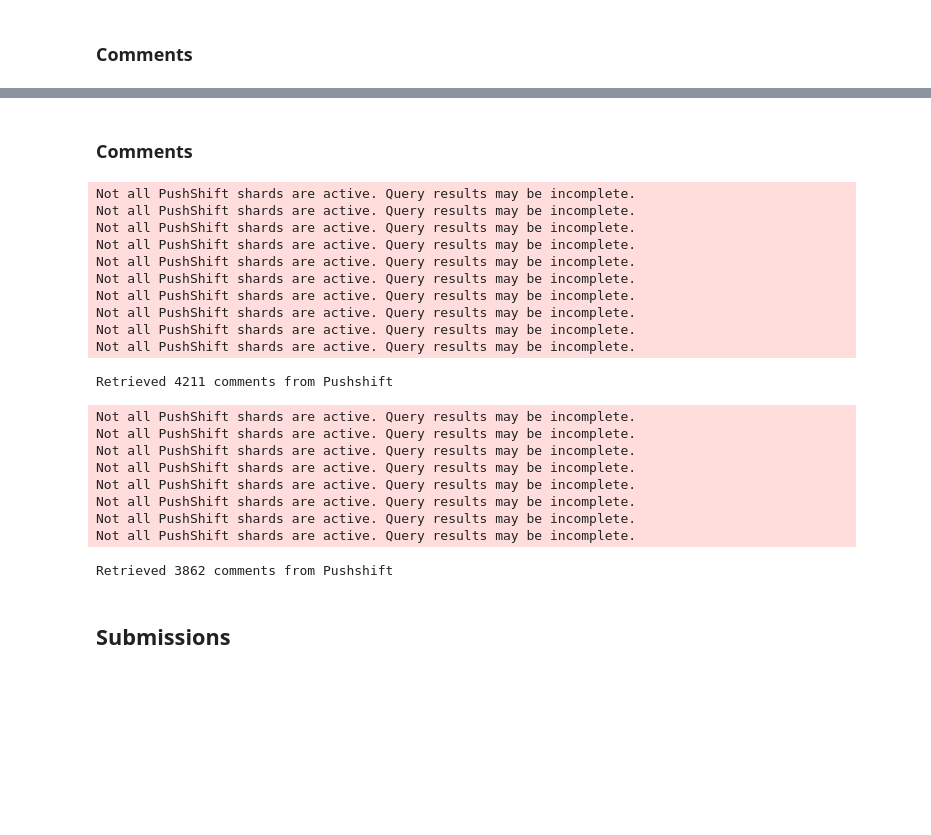
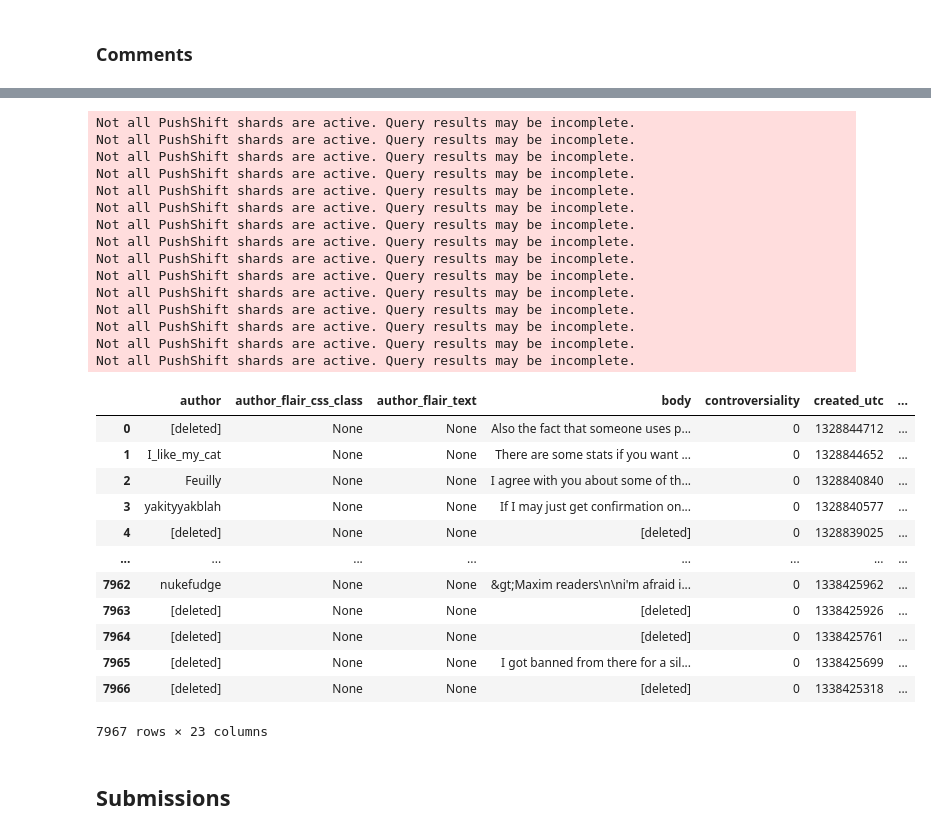
Before and after one commit to anng217/redditbots, a Jupyter notebook: pushshift.ipynb, the cells around one changed output, grey strips where cells are left out. Saved outputs shown, nothing was run; the diff lists cells and outputs as text; code cells hidden in the pictures; blank space fills up the shorter version.

```diff
--- a/pushshift.ipynb
+++ b/pushshift.ipynb
@@ -176,24 +141,0 @@ comments_df.to_csv('./data/women/women_subm_after.csv', header=True, index=False
-# %% [markdown]
-### Comments
-# %%
-#after bot. Date of bot implementation Mar 17 2012.
-after = int(dt.datetime(2012,3,17,0,0).timestamp())
-before = int(dt.datetime(2012,6,17,0,0).timestamp())
-
-#Scraping after bot comments
-subreddit="feminisms"
-limit=1000000
-comments = api.search_comments(subreddit=subreddit, limit=limit, before=before, after=after)
-print(f'Retrieved {len(comments)} comments from Pushshift')
-# %% [output]
-Not all PushShift shards are active. Query results may be incomplete.
-Not all PushShift shards are active. Query results may be incomplete.
-Not all PushShift shards are active. Query results may be incomplete.
-Not all PushShift shards are active. Query results may be incomplete.
-Not all PushShift shards are active. Query results may be incomplete.
-Not all PushShift shards are active. Query results may be incomplete.
-Not all PushShift shards are active. Query results may be incomplete.
-Not all PushShift shards are active. Query results may be incomplete.
-Not all PushShift shards are active. Query results may be incomplete.
-Not all PushShift shards are active. Query results may be incomplete.
-Retrieved 4211 comments from Pushshift
@@ -203,20 +141,0 @@ comments_df.to_csv('./data/feminisms/fms_comments_after.csv', header=True, index
-# %%
-#before bot. Date of bot implementation Mar 17 2012.
-after = int(dt.datetime(2011,12,17,0,0).timestamp())
-before = int(dt.datetime(2012,3,17,0,0).timestamp())
-
-#Scraping after bot comments
-subreddit="feminisms"
-limit=1000000
-comments = api.search_comments(subreddit=subreddit, limit=limit, before=before, after=after)
-print(f'Retrieved {len(comments)} comments from Pushshift')
-# %% [output]
-Not all PushShift shards are active. Query results may be incomplete.
-Not all PushShift shards are active. Query results may be incomplete.
-Not all PushShift shards are active. Query results may be incomplete.
-Not all PushShift shards are active. Query results may be incomplete.
-Not all PushShift shards are active. Query results may be incomplete.
-Not all PushShift shards are active. Query results may be incomplete.
-Not all PushShift shards are active. Query results may be incomplete.
-Not all PushShift shards are active. Query results may be incomplete.
-Retrieved 3862 comments from Pushshift
@@ -226,2 +142,33 @@ comments_df.to_csv('./data/feminisms/fms_comments_before.csv', header=True, inde
+# %%
+fetch_comments(subr = 'feminisms', save_dir = './data/feminisms/fems_comments.csv', year = 2012, month = 3, day = 17, duration = 90, limit = 10000000)
+# %% [output]
+Not all PushShift shards are active. Query results may be incomplete.
+Not all PushShift shards are active. Query results may be incomplete.
+Not all PushShift shards are active. Query results may be incomplete.
+Not all PushShift shards are active. Query results may be incomplete.
+Not all PushShift shards are active. Query results may be incomplete.
+Not all PushShift shards are active. Query results may be incomplete.
+Not all PushShift shards are active. Query results may be incomplete.
+Not all PushShift shards are active. Query results may be incomplete.
+Not all PushShift shards are active. Query results may be incomplete.
+Not all PushShift shards are active. Query results may be incomplete.
+Not all PushShift shards are active. Query results may be incomplete.
+Not all PushShift shards are active. Query results may be incomplete.
+Not all PushShift shards are active. Query results may be incomplete.
+Not all PushShift shards are active. Query results may be incomplete.
+Not all PushShift shards are active. Query results may be incomplete.
+|  | author | author_flair_css_class | author_flair_text | body | controversiality | created_utc | ... |
+| 0 | [deleted] | None | None | Also the fact that someone uses p... | 0 | 1328844712 | ... |
+| 1 | I_like_my_cat | None | None | There are some stats if you want ... | 0 | 1328844652 | ... |
+| 2 | Feuilly | None | None | I agree with you about some of th... | 0 | 1328840840 | ... |
+| 3 | yakityyakblah | None | None | If I may just get confirmation on... | 0 | 1328840577 | ... |
+| 4 | [deleted] | None | None | [deleted] | 0 | 1328839025 | ... |
+| ... | ... | ... | ... | ... | ... | ... | ... |
+| 7962 | nukefudge | None | None | &gt;Maxim readers\n\ni'm afraid i... | 0 | 1338425962 | ... |
+| 7963 | [deleted] | None | None | [deleted] | 0 | 1338425926 | ... |
+| 7964 | [deleted] | None | None | [deleted] | 0 | 1338425761 | ... |
+| 7965 | [deleted] | None | None | I got banned from there for a sil... | 0 | 1338425699 | ... |
+| 7966 | [deleted] | None | None | [deleted] | 0 | 1338425318 | ... |
+7967 rows × 23 columns
 # %% [markdown]
 ## Submissions
```
Also changed, not shown: parts of 44 cells of this notebook.
